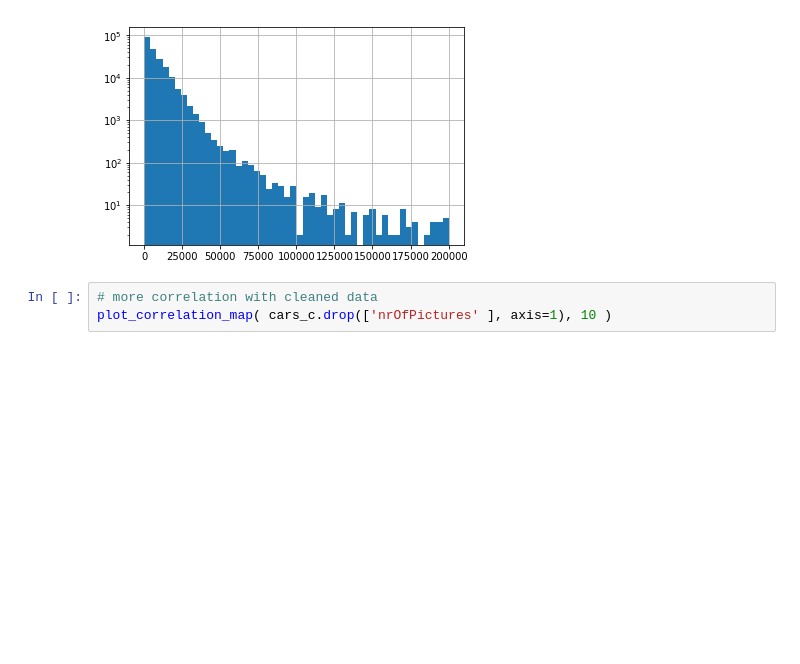
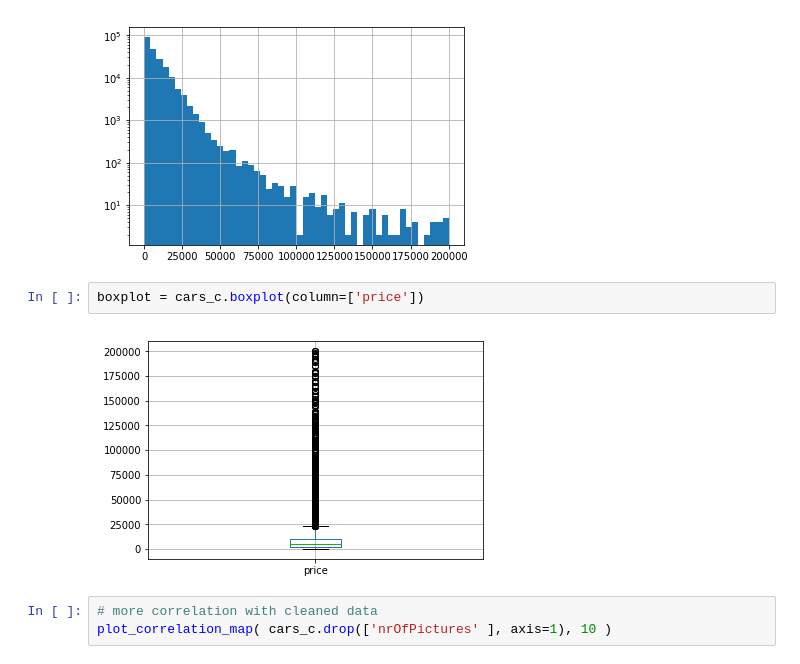
Before and after one commit to koper921/used-car-price, a Jupyter notebook: used_car_starting_kit.ipynb, the cells around one changed output. Drawn from its saved outputs; the diff is of its cells as text; blank space fills up the shorter version.

```diff
--- a/used_car_starting_kit.ipynb
+++ b/used_car_starting_kit.ipynb
@@ -236,6 +256,10 @@ cars_c["price"].hist(bins = 50, log = True)
 # %% [output]
 <matplotlib.axes._subplots.AxesSubplot at 0x...>
 [figure]
+# %%
+boxplot = cars_c.boxplot(column=['price'])
+# %% [output]
+[figure, added]
 # %%
 # more correlation with cleaned data
 plot_correlation_map( cars_c.drop(['nrOfPictures' ], axis=1), 10 )
```
Also changed, not shown: parts of 8 cells of this notebook, 1 other file.
